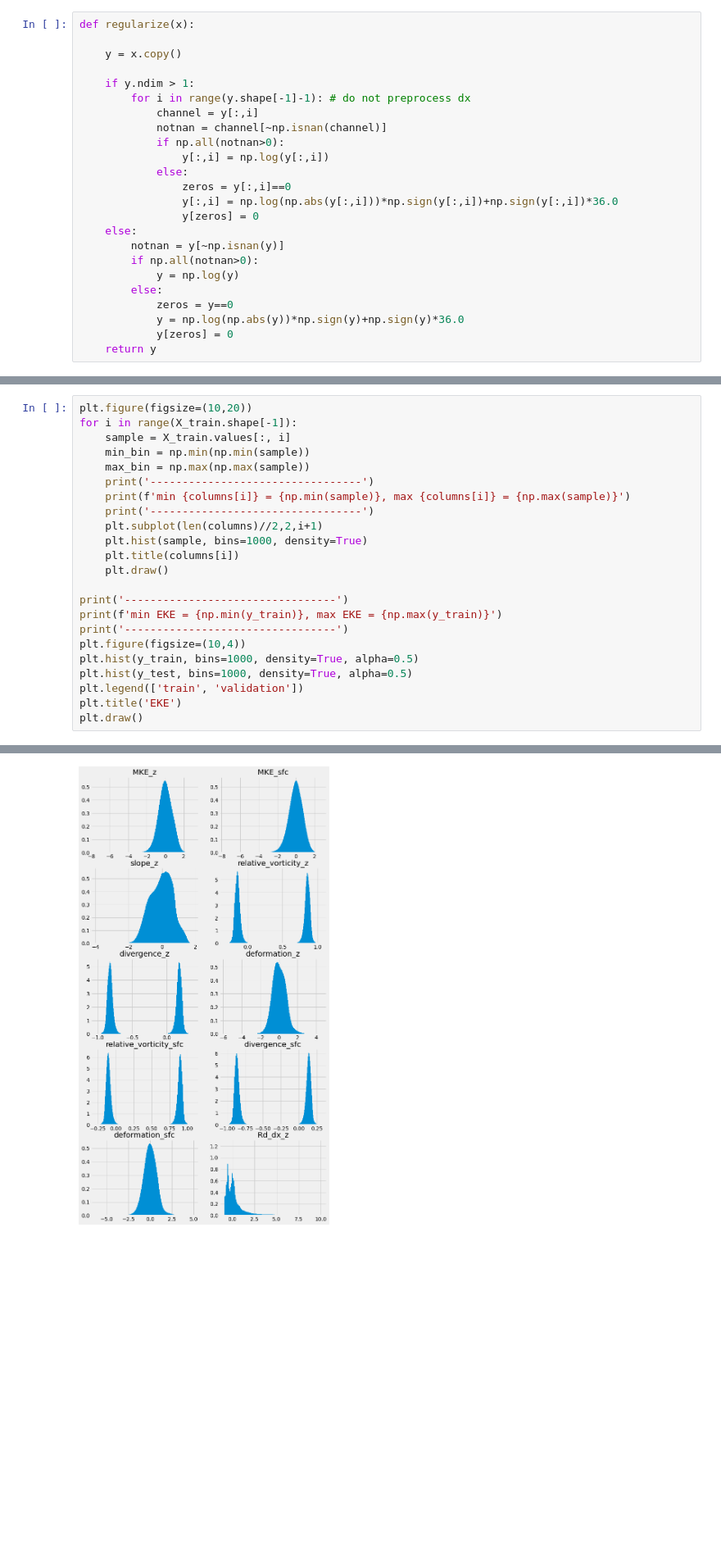
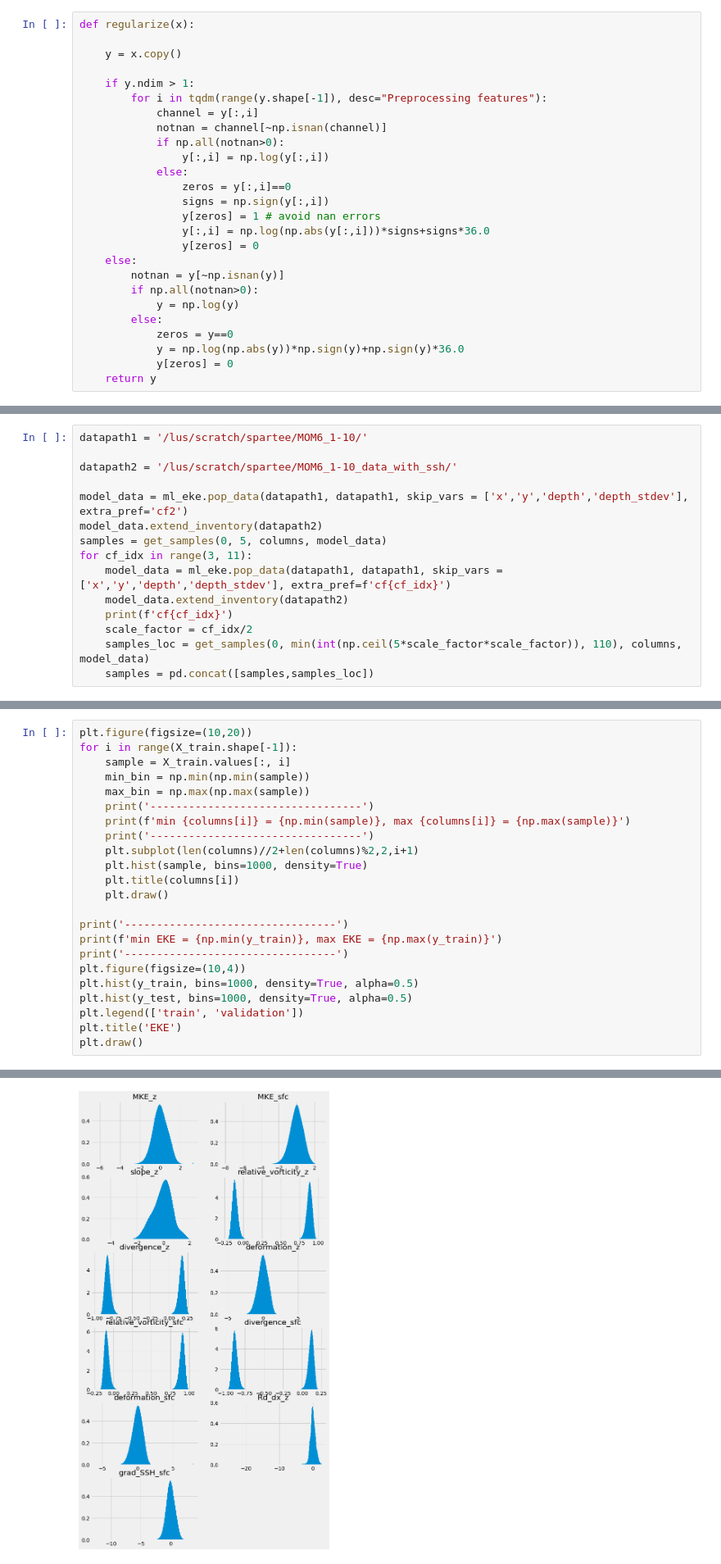
Before and after one commit to CrayLabs/NCAR_ML_EKE, a Jupyter notebook: notebooks/train_new_data.ipynb, the cells around one changed output, grey strips where cells are left out. Shown at 82% size. Drawn from its saved outputs; the diff is of its cells as text; blank space fills up the shorter version.

```diff
--- a/notebooks/train_new_data.ipynb
+++ b/notebooks/train_new_data.ipynb
@@ -96,14 +100,16 @@ def regularize(x):
     y = x.copy()
 
     if y.ndim > 1:
-        for i in range(y.shape[-1]-1): # do not preprocess dx
+        for i in tqdm(range(y.shape[-1]), desc="Preprocessing features"):
             channel = y[:,i]
             notnan = channel[~np.isnan(channel)]
             if np.all(notnan>0):
                 y[:,i] = np.log(y[:,i])
             else:
                 zeros = y[:,i]==0
-                y[:,i] = np.log(np.abs(y[:,i]))*np.sign(y[:,i])+np.sign(y[:,i])*36.0
+                signs = np.sign(y[:,i])
+                y[zeros] = 1 # avoid nan errors
+                y[:,i] = np.log(np.abs(y[:,i]))*signs+signs*36.0
                 y[zeros] = 0
     else:
         notnan = y[~np.isnan(y)]
@@ -162,0 +170,15 @@ X_train, X_test, y_train, y_test, scaler = prep_data(samples)
+# %%
+datapath1 = '/lus/scratch/spartee/MOM6_1-10/'
+
+datapath2 = '/lus/scratch/spartee/MOM6_1-10_data_with_ssh/'
+
+model_data = ml_eke.pop_data(datapath1, datapath1, skip_vars = ['x','y','depth','depth_stdev'], extra_pref='cf2')
+model_data.extend_inventory(datapath2)
+samples = get_samples(0, 5, columns, model_data)
+for cf_idx in range(3, 11):
+    model_data = ml_eke.pop_data(datapath1, datapath1, skip_vars = ['x','y','depth','depth_stdev'], extra_pref=f'cf{cf_idx}')
+    model_data.extend_inventory(datapath2)
+    print(f'cf{cf_idx}')
+    scale_factor = cf_idx/2
+    samples_loc = get_samples(0, min(int(np.ceil(5*scale_factor*scale_factor)), 110), columns, model_data)
+    samples = pd.concat([samples,samples_loc])
@@ -173,7 +215,7 @@ for i in range(X_train.shape[-1]):
     print('---------------------------------')
     print(f'min {columns[i]} = {np.min(sample)}, max {columns[i]} = {np.max(sample)}')
     print('---------------------------------')
-    plt.subplot(len(columns)//2,2,i+1)
+    plt.subplot(len(columns)//2+len(columns)%2,2,i+1)
     plt.hist(sample, bins=1000, density=True)
     plt.title(columns[i])
     plt.draw()
@@ -207,2 +249,2 @@ min EKE = -16.44774055480957, max EKE = -1.2270523309707642
 ---------------------------------
-[figure, old version]
+[figure, new version]
```
Also changed, not shown: parts of 19 cells of this notebook, 19 other files.
